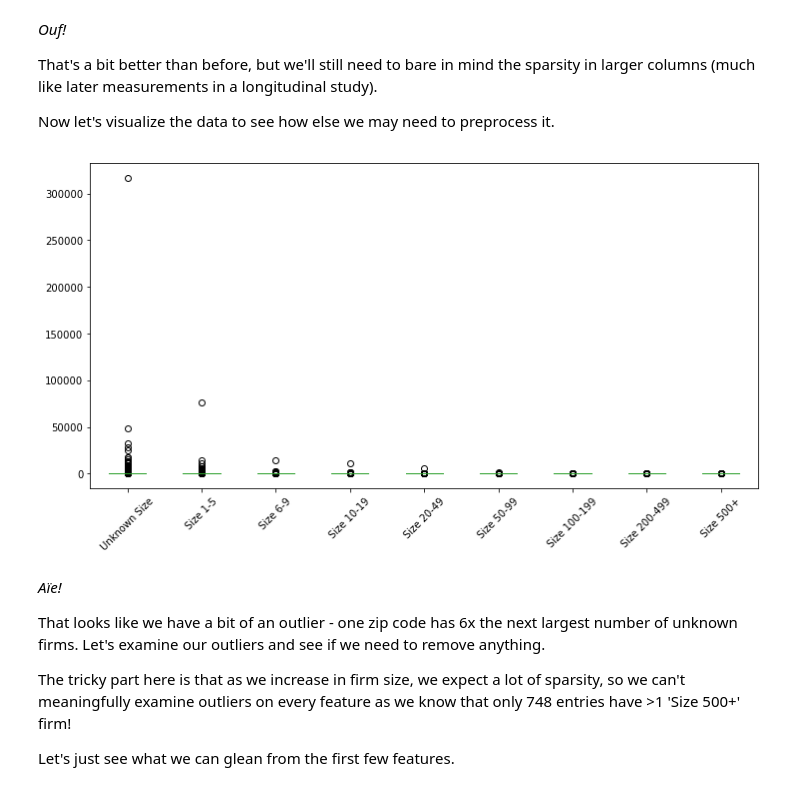
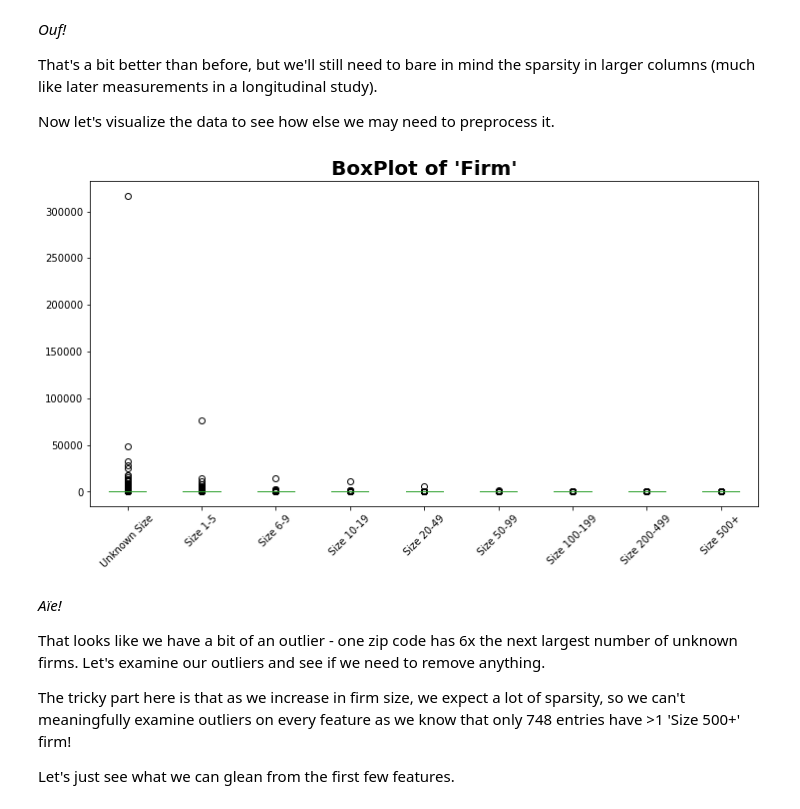
Before and after one commit to eyes-robson/MLND, a Jupyter notebook: capstone/Capstone.ipynb, the cells around one changed output. Cells and saved outputs as stored; diff of their text form; code cells hidden in the pictures.

```diff
--- a/capstone/Capstone.ipynb
+++ b/capstone/Capstone.ipynb
@@ -150,10 +149,11 @@ That's a bit better than before, but we'll still need to bare in mind the sparsi
 Now let's visualize the data to see how else we may need to preprocess it.
 # %%
 __ = firm_dat.plot.box(figsize=(12,6))
+plt.title('BoxPlot of \'Firm\'', weight='semibold', size =20)
 for i in __.xaxis.get_ticklabels():
     i.set_rotation(45)
 # %% [output]
-[figure, old version]
+[figure, new version]
 # %% [markdown]
 *Aïe!*
 
```
Also changed, not shown: parts of 10 cells of this notebook, 2 other files.
